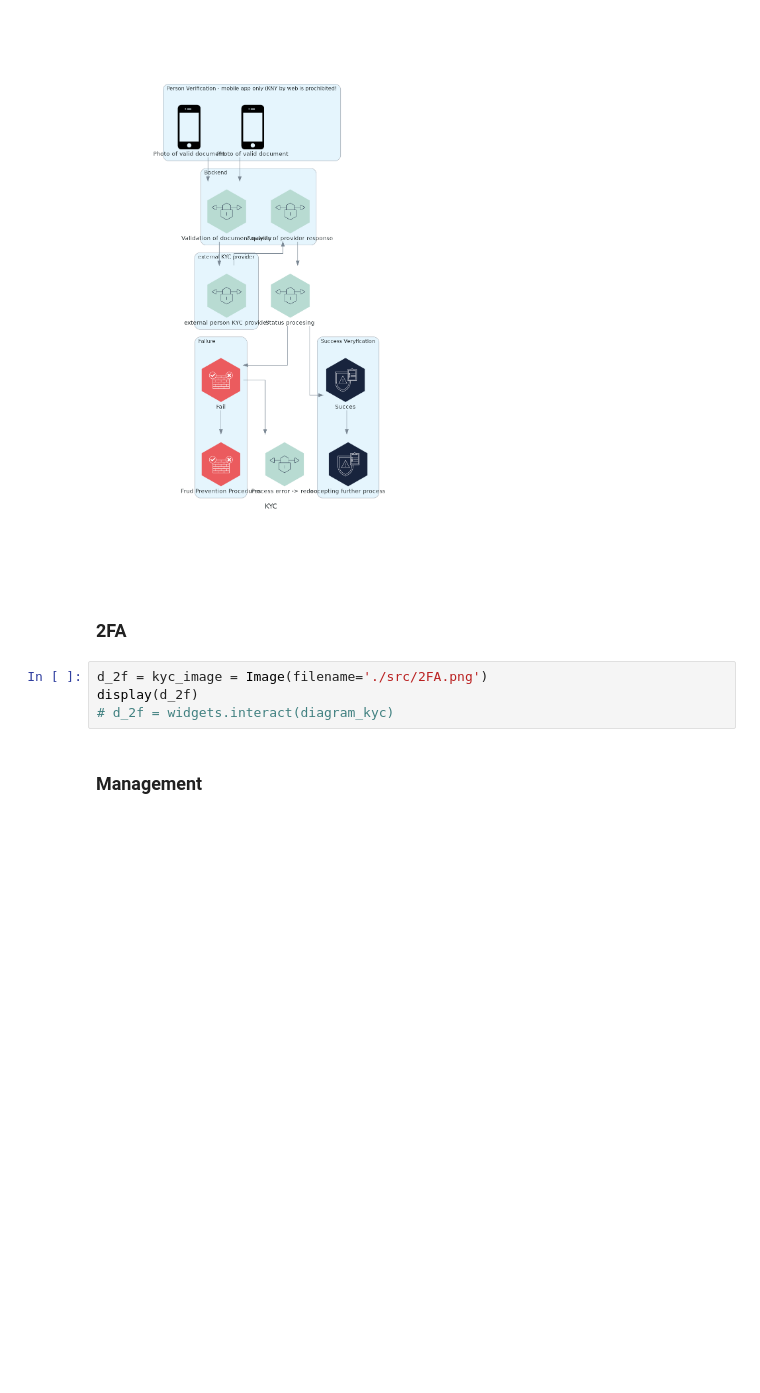
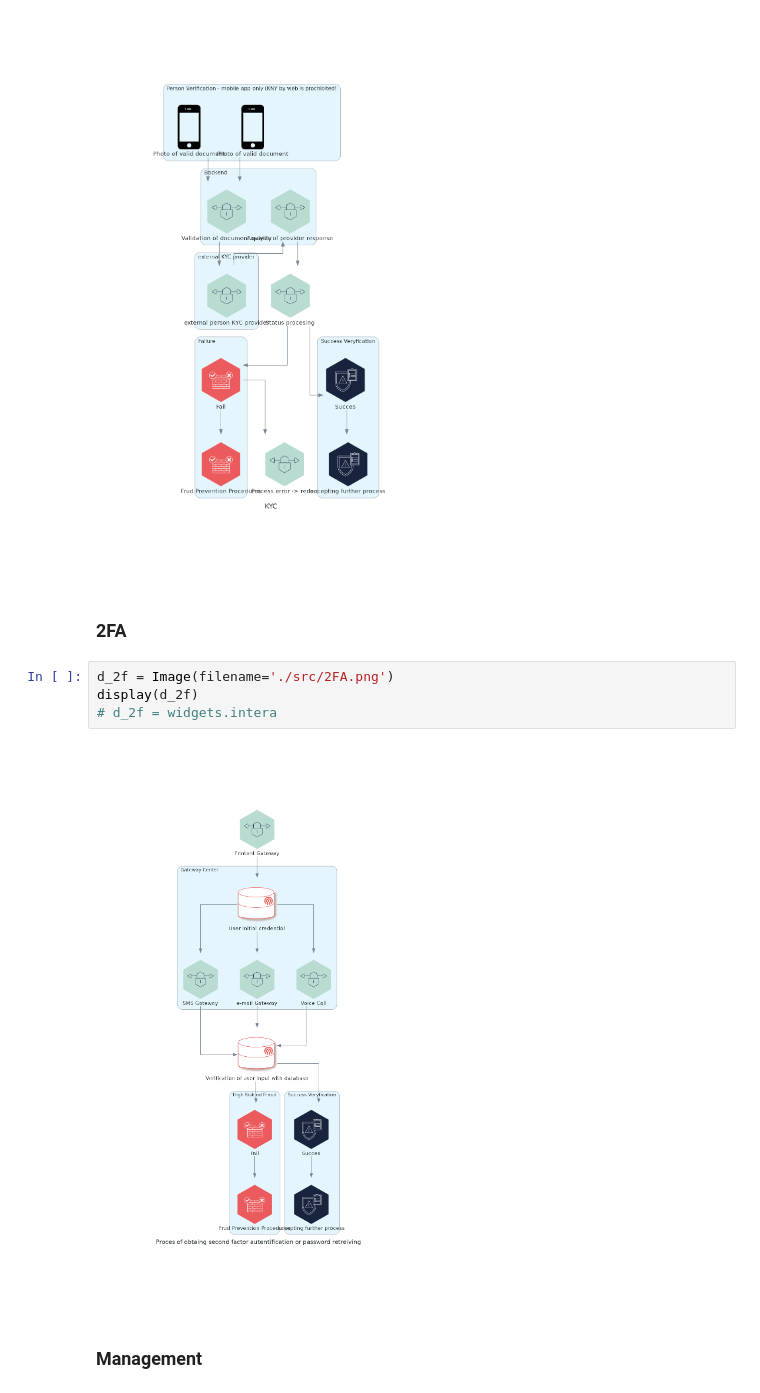
Before and after one commit to kamil1marczak/fintech_arch, a Jupyter notebook: notebooks/new_index.ipynb, the cells around one changed output. Drawn from its saved outputs; the diff is of its cells as text; blank space fills up the shorter version.

```diff
--- a/notebooks/new_index.ipynb
+++ b/notebooks/new_index.ipynb
@@ -290,9 +299,11 @@ display(kyc_image)
 # %% [markdown]
 ### 2FA
 # %%
-d_2f = kyc_image = Image(filename='./src/2FA.png')
+d_2f = Image(filename='./src/2FA.png')
 display(d_2f)
-# d_2f = widgets.interact(diagram_kyc)
+# d_2f = widgets.intera
+# %% [output]
+[figure, added]
 # %% [markdown]
 ### Management
 # %%
```
Also changed, not shown: parts of 8 cells of this notebook, 8 other files.
